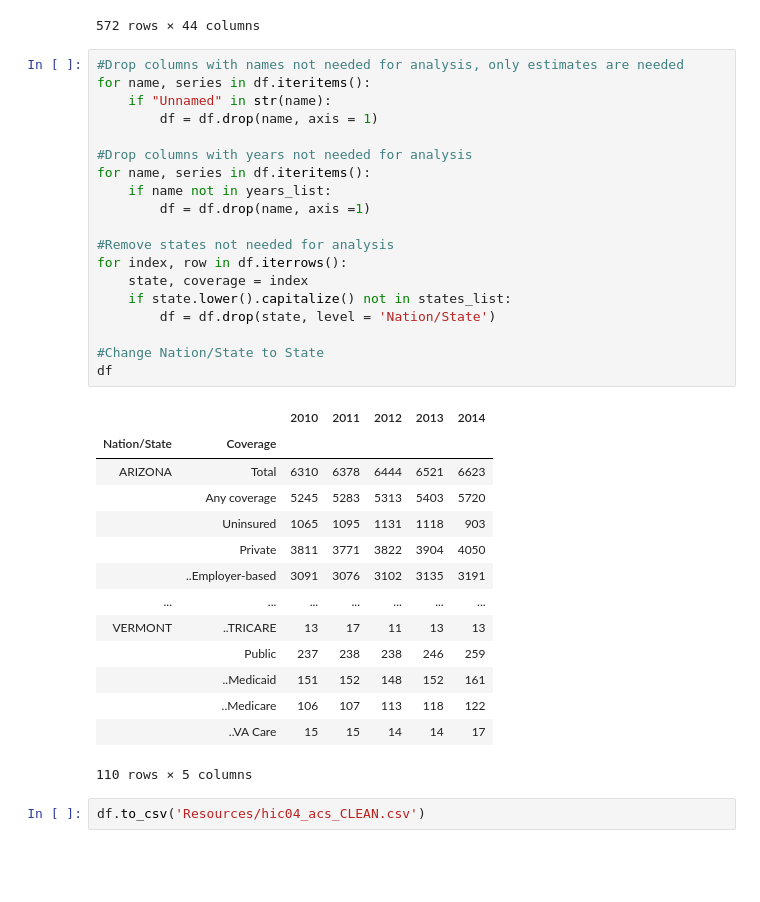
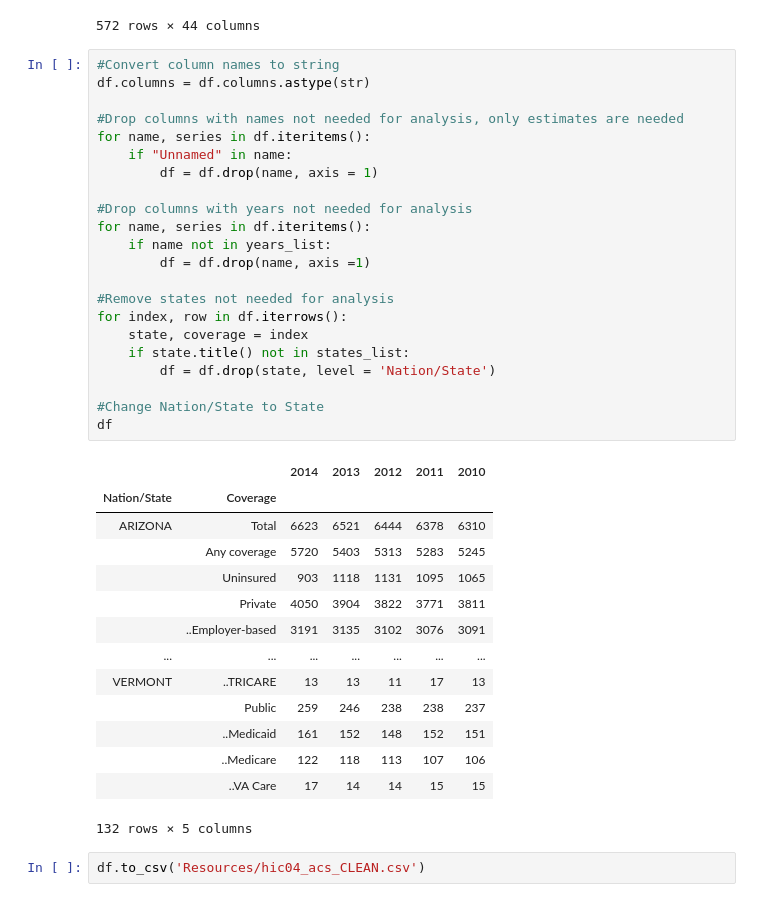
Before and after one commit to TJL30308/DREAM_Project, a Jupyter notebook: insurance_coverage_cleanup.ipynb, the cells around one changed output. Saved outputs shown, nothing was run; the diff lists cells and outputs as text; blank space fills up the shorter version.

Commit message:
Fixed bug pulling states list.

```diff
--- a/insurance_coverage_cleanup.ipynb
+++ b/insurance_coverage_cleanup.ipynb
@@ -23,38 +23,41 @@ df
 |  | ..Medicare | 102 | 3 | 18 | 0.4 | 98 | 2 | 17.3 | ... |
 572 rows × 44 columns
 # %%
+#Convert column names to string
+df.columns = df.columns.astype(str)
+
 #Drop columns with names not needed for analysis, only estimates are needed
 for name, series in df.iteritems():
-    if "Unnamed" in str(name):
+    if "Unnamed" in name:
         df = df.drop(name, axis = 1)
 
 #Drop columns with years not needed for analysis
 for name, series in df.iteritems():
     if name not in years_list:
         df = df.drop(name, axis =1)
 
 #Remove states not needed for analysis
 for index, row in df.iterrows():
     state, coverage = index
-    if state.lower().capitalize() not in states_list:
+    if state.title() not in states_list:
         df = df.drop(state, level = 'Nation/State')
 
 #Change Nation/State to State
 df
 # %% [output]
-|  |  | 2010 | 2011 | 2012 | 2013 | 2014 |
+|  |  | 2014 | 2013 | 2012 | 2011 | 2010 |
 | Nation/State | Coverage |  |  |  |  |  |
-| ARIZONA | Total | 6310 | 6378 | 6444 | 6521 | 6623 |
-|  | Any coverage | 5245 | 5283 | 5313 | 5403 | 5720 |
-|  | Uninsured | 1065 | 1095 | 1131 | 1118 | 903 |
-|  | Private | 3811 | 3771 | 3822 | 3904 | 4050 |
-|  | ..Employer-based | 3091 | 3076 | 3102 | 3135 | 3191 |
+| ARIZONA | Total | 6623 | 6521 | 6444 | 6378 | 6310 |
+|  | Any coverage | 5720 | 5403 | 5313 | 5283 | 5245 |
+|  | Uninsured | 903 | 1118 | 1131 | 1095 | 1065 |
+|  | Private | 4050 | 3904 | 3822 | 3771 | 3811 |
+|  | ..Employer-based | 3191 | 3135 | 3102 | 3076 | 3091 |
 | ... | ... | ... | ... | ... | ... | ... |
-| VERMONT | ..TRICARE | 13 | 17 | 11 | 13 | 13 |
-|  | Public | 237 | 238 | 238 | 246 | 259 |
-|  | ..Medicaid | 151 | 152 | 148 | 152 | 161 |
-|  | ..Medicare | 106 | 107 | 113 | 118 | 122 |
-|  | ..VA Care | 15 | 15 | 14 | 14 | 17 |
+| VERMONT | ..TRICARE | 13 | 13 | 11 | 17 | 13 |
+|  | Public | 259 | 246 | 238 | 238 | 237 |
+|  | ..Medicaid | 161 | 152 | 148 | 152 | 151 |
+|  | ..Medicare | 122 | 118 | 113 | 107 | 106 |
+|  | ..VA Care | 17 | 14 | 14 | 15 | 15 |
-110 rows × 5 columns
+132 rows × 5 columns
 # %%
 df.to_csv('Resources/hic04_acs_CLEAN.csv')
```
Also changed, not shown: 4 other files.
